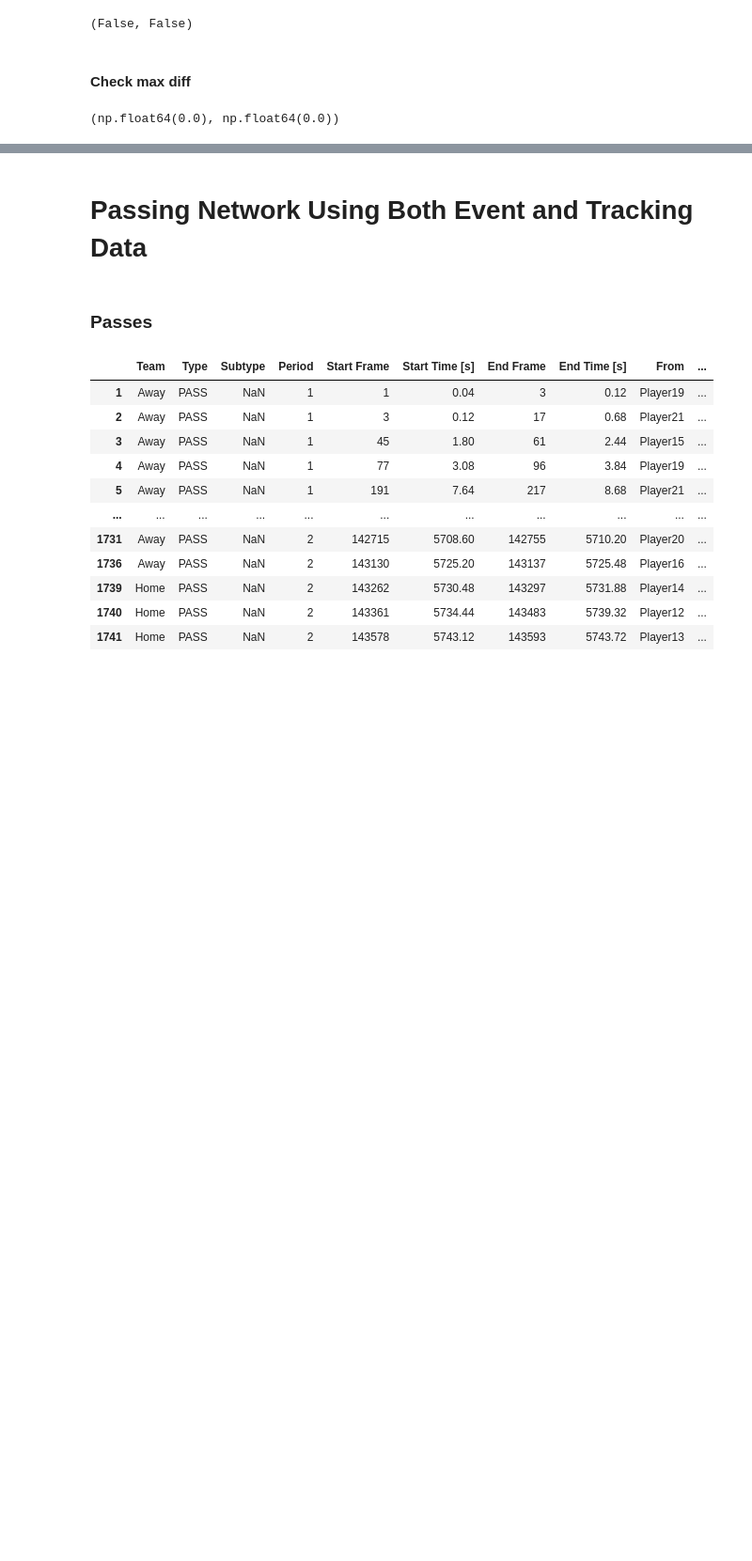
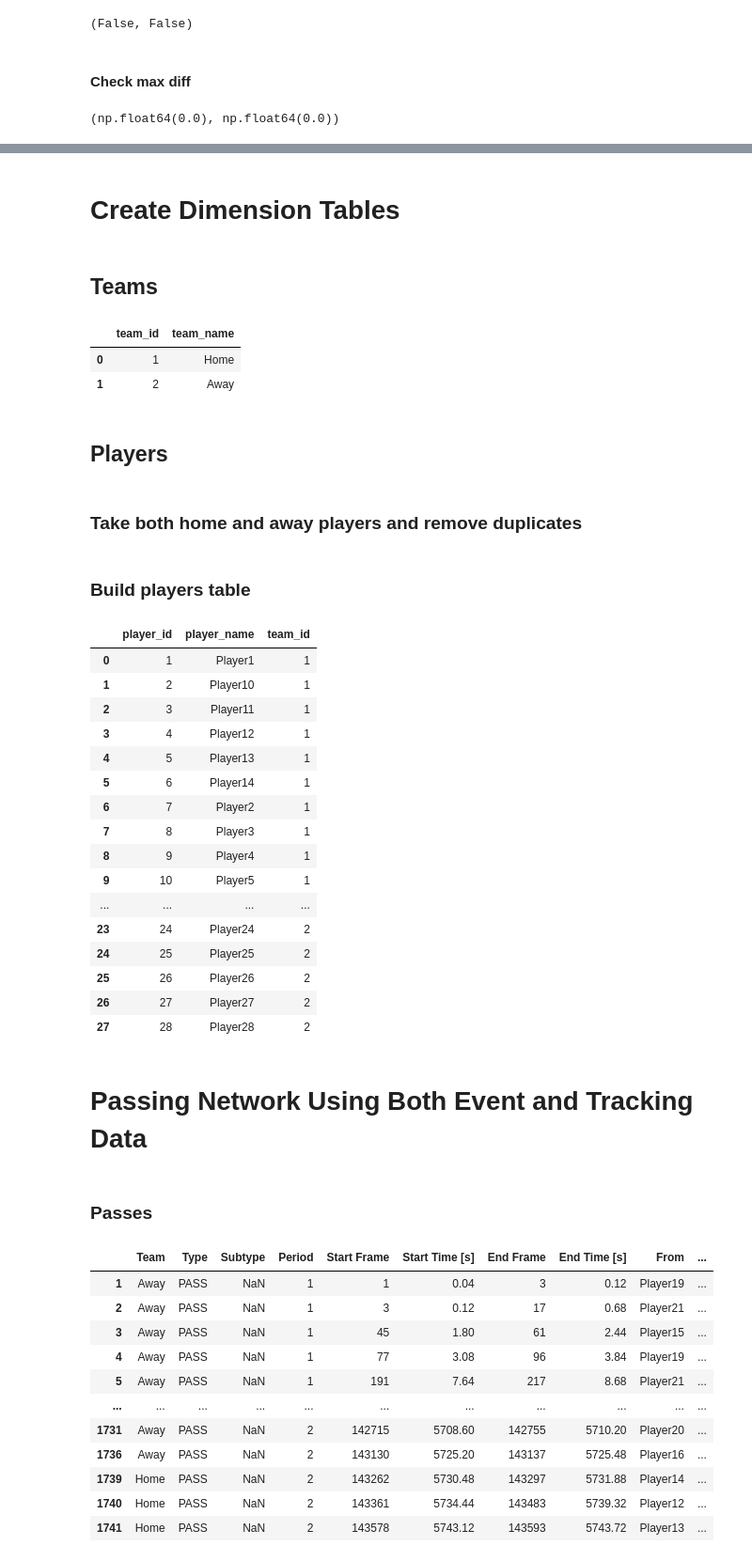
Before and after one commit to ieee-sb-uniwa/milon-football, a Jupyter notebook: notebooks/game1_analysis.ipynb, the cells around one changed output, grey strips where cells are left out. Shown at 94% size. Saved outputs shown, nothing was run; the diff lists cells and outputs as text; code cells hidden in the pictures; blank space fills up the shorter version.

Commit message:
Handle missing tracking data for players and start building dimension tables

```diff
--- a/notebooks/game1_analysis.ipynb
+++ b/notebooks/game1_analysis.ipynb
@@ -1834,0 +1856,5 @@ dtype: int64
+# %%
+cols_to_fix = ['Frame', 'Time [s]', 'Period']
+
+tracking_home[cols_to_fix] = tracking_home[cols_to_fix].apply(pd.to_numeric)
+tracking_away[cols_to_fix] = tracking_away[cols_to_fix].apply(pd.to_numeric)
@@ -1835,3 +1983,73 @@ dtype: int64
+# %% [markdown]
+# Create Dimension Tables
+# %% [markdown]
+## Teams
+# %%
+teams = pd.DataFrame({
+    'team_id': [1, 2],
+    'team_name': ['Home', 'Away']
+})
+
+teams
+# %% [output]
+|  | team_id | team_name |
+| 0 | 1 | Home |
+| 1 | 2 | Away |
+# %% [markdown]
+## Players
+# %% [markdown]
+### Take both home and away players and remove duplicates
+# %%
+# home players
+home_players = [
+    col.replace('_x','')
+    for col in tracking_home.columns
+    if '_x' in col and 'Player' in col
+]
+
+# away players
+away_players = [
+    col.replace('_x','')
+    for col in tracking_away.columns
+    if '_x' in col and 'Player' in col
+]
+
+# remove duplicates
+home_players = sorted(set(home_players))
+away_players = sorted(set(away_players))
+# %% [markdown]
+### Build players table
+# %%
+players = pd.DataFrame({
+    'player_name': home_players + away_players,
+    'team_id': [1]*len(home_players) + [2]*len(away_players)
+})
+
+# create numeric player_id
+players['player_id'] = range(1, len(players)+1)
+
+# reorder columns
+players = players[['player_id','player_name','team_id']]
+
+players
+# %% [output]
+|  | player_id | player_name | team_id |
+| 0 | 1 | Player1 | 1 |
+| 1 | 2 | Player10 | 1 |
+| 2 | 3 | Player11 | 1 |
+| 3 | 4 | Player12 | 1 |
+| 4 | 5 | Player13 | 1 |
+| 5 | 6 | Player14 | 1 |
+| 6 | 7 | Player2 | 1 |
+| 7 | 8 | Player3 | 1 |
+| 8 | 9 | Player4 | 1 |
+| 9 | 10 | Player5 | 1 |
+| ... | ... | ... | ... |
+| 23 | 24 | Player24 | 2 |
+| 24 | 25 | Player25 | 2 |
+| 25 | 26 | Player26 | 2 |
+| 26 | 27 | Player27 | 2 |
+| 27 | 28 | Player28 | 2 |
 # %% [markdown]
 # Passing Network Using Both Event and Tracking Data
 # %% [markdown]
```
Also changed, not shown: parts of 16 cells of this notebook.
